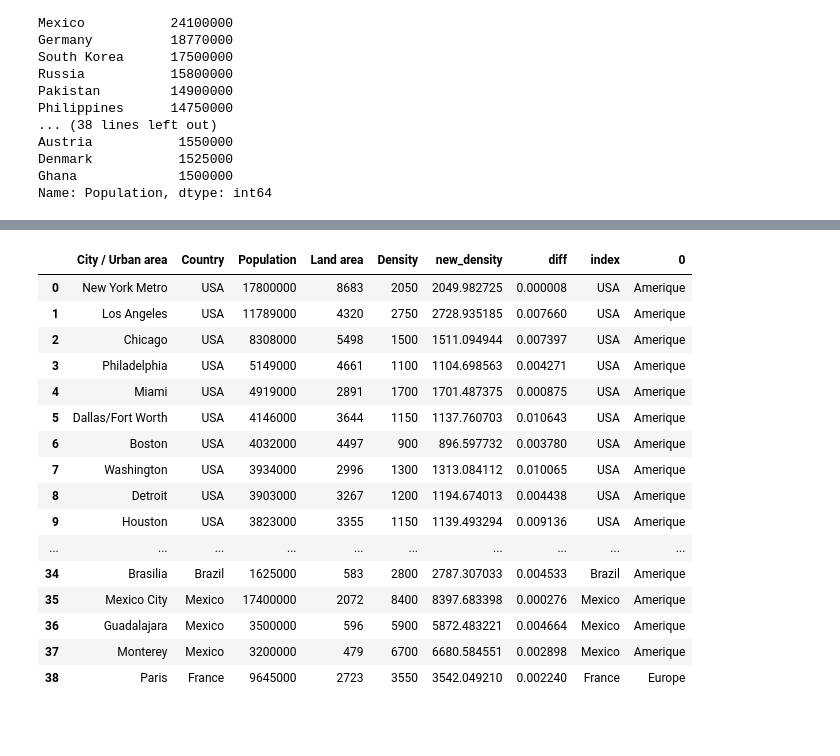
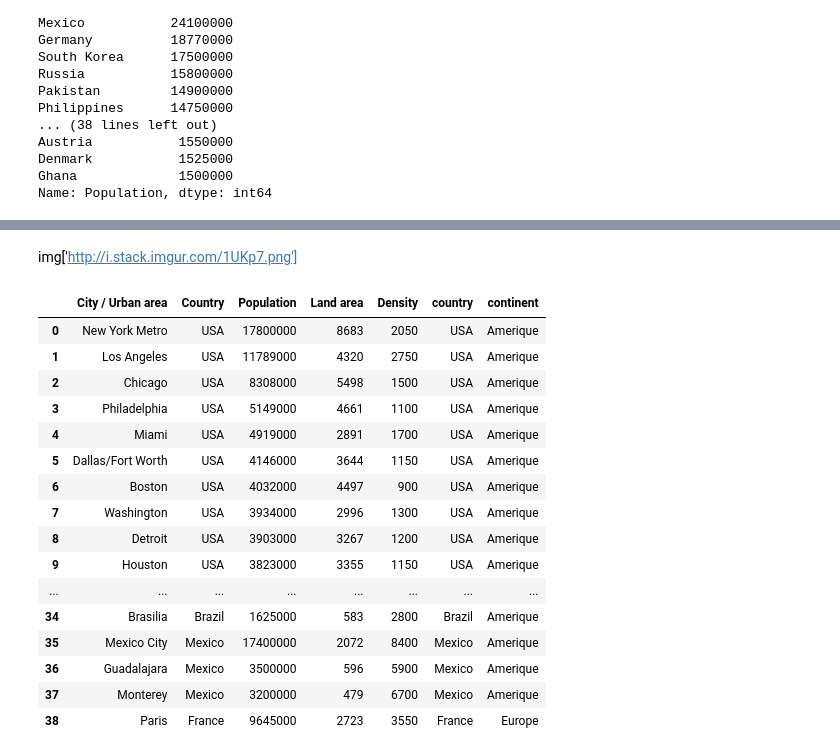
Before and after one commit to Bl3f/amse2019, a Jupyter notebook: day2/Day 2.ipynb, the cells around one changed output, grey strips where cells are left out. Cells and saved outputs as stored; diff of their text form; code cells hidden in the pictures; blank space fills up the shorter version.

```diff
--- a/day2/Day 2.ipynb
+++ b/day2/Day 2.ipynb
@@ -178,6 +302,8 @@ df['Land area'] = df['Land area'] \
     .apply(lambda x: int(x.replace(',', '')))
 df['Density'] = df['Density'] \
     .apply(lambda x: int(x.replace(',', '')))
+# %%
+df['Population'] = df['Population'].str.replace(',', '').astype(int)
 # %%
 df.sort_values('Land area', ascending=False)
 # %% [output]
@@ -271,3 +442,6 @@ continent_data = {
 }
 
 continent = pd.DataFrame(pd.Series(continent_data)).reset_index()
+# %%
+# Pour donner un noms à toutes les colonnes
+continent.columns = ['country', 'continent']
@@ -274,20 +456,22 @@ continent = pd.DataFrame(pd.Series(continent_data)).reset_index()
+# %% [markdown]
+img['http://i.stack.imgur.com/1UKp7.png']
 # %%
-df.merge(continent, left_on='Country', right_on='index')
+df.merge(continent, left_on='Country', right_on='country')
 # %% [output]
-|  | City / Urban area | Country | Population | Land area | Density | new_density | diff | index | 0 |
-| 0 | New York Metro | USA | 17800000 | 8683 | 2050 | 2049.982725 | 0.000008 | USA | Amerique |
-| 1 | Los Angeles | USA | 11789000 | 4320 | 2750 | 2728.935185 | 0.007660 | USA | Amerique |
-| 2 | Chicago | USA | 8308000 | 5498 | 1500 | 1511.094944 | 0.007397 | USA | Amerique |
-| 3 | Philadelphia | USA | 5149000 | 4661 | 1100 | 1104.698563 | 0.004271 | USA | Amerique |
-| 4 | Miami | USA | 4919000 | 2891 | 1700 | 1701.487375 | 0.000875 | USA | Amerique |
-| 5 | Dallas/Fort Worth | USA | 4146000 | 3644 | 1150 | 1137.760703 | 0.010643 | USA | Amerique |
-| 6 | Boston | USA | 4032000 | 4497 | 900 | 896.597732 | 0.003780 | USA | Amerique |
-| 7 | Washington | USA | 3934000 | 2996 | 1300 | 1313.084112 | 0.010065 | USA | Amerique |
-| 8 | Detroit | USA | 3903000 | 3267 | 1200 | 1194.674013 | 0.004438 | USA | Amerique |
-| 9 | Houston | USA | 3823000 | 3355 | 1150 | 1139.493294 | 0.009136 | USA | Amerique |
-| ... | ... | ... | ... | ... | ... | ... | ... | ... | ... |
-| 34 | Brasilia | Brazil | 1625000 | 583 | 2800 | 2787.307033 | 0.004533 | Brazil | Amerique |
-| 35 | Mexico City | Mexico | 17400000 | 2072 | 8400 | 8397.683398 | 0.000276 | Mexico | Amerique |
-| 36 | Guadalajara | Mexico | 3500000 | 596 | 5900 | 5872.483221 | 0.004664 | Mexico | Amerique |
-| 37 | Monterey | Mexico | 3200000 | 479 | 6700 | 6680.584551 | 0.002898 | Mexico | Amerique |
-| 38 | Paris | France | 9645000 | 2723 | 3550 | 3542.049210 | 0.002240 | France | Europe |
+|  | City / Urban area | Country | Population | Land area | Density | country | continent |
+| 0 | New York Metro | USA | 17800000 | 8683 | 2050 | USA | Amerique |
+| 1 | Los Angeles | USA | 11789000 | 4320 | 2750 | USA | Amerique |
+| 2 | Chicago | USA | 8308000 | 5498 | 1500 | USA | Amerique |
+| 3 | Philadelphia | USA | 5149000 | 4661 | 1100 | USA | Amerique |
+| 4 | Miami | USA | 4919000 | 2891 | 1700 | USA | Amerique |
+| 5 | Dallas/Fort Worth | USA | 4146000 | 3644 | 1150 | USA | Amerique |
+| 6 | Boston | USA | 4032000 | 4497 | 900 | USA | Amerique |
+| 7 | Washington | USA | 3934000 | 2996 | 1300 | USA | Amerique |
+| 8 | Detroit | USA | 3903000 | 3267 | 1200 | USA | Amerique |
+| 9 | Houston | USA | 3823000 | 3355 | 1150 | USA | Amerique |
+| ... | ... | ... | ... | ... | ... | ... | ... |
+| 34 | Brasilia | Brazil | 1625000 | 583 | 2800 | Brazil | Amerique |
+| 35 | Mexico City | Mexico | 17400000 | 2072 | 8400 | Mexico | Amerique |
+| 36 | Guadalajara | Mexico | 3500000 | 596 | 5900 | Mexico | Amerique |
+| 37 | Monterey | Mexico | 3200000 | 479 | 6700 | Mexico | Amerique |
+| 38 | Paris | France | 9645000 | 2723 | 3550 | France | Europe |
```
Also changed, not shown: parts of 30 cells of this notebook.
